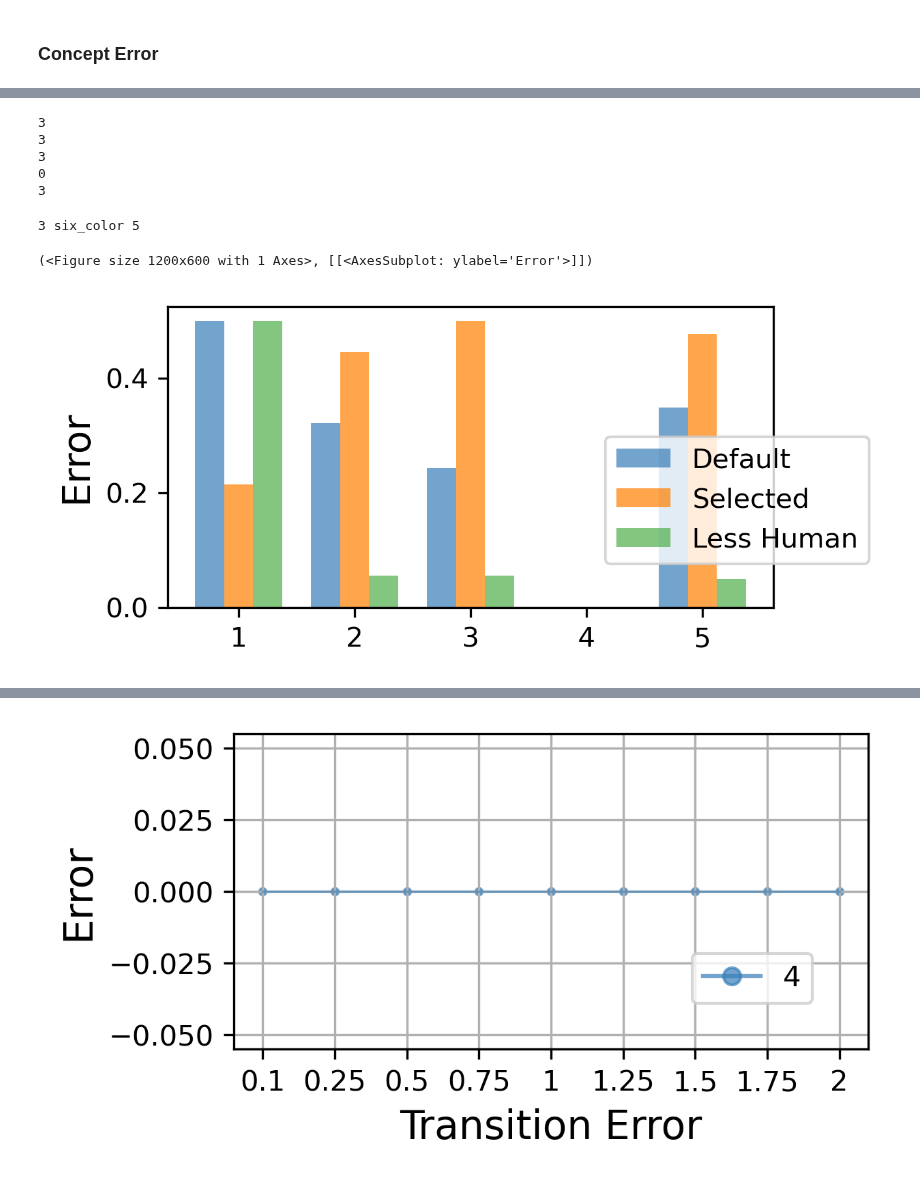
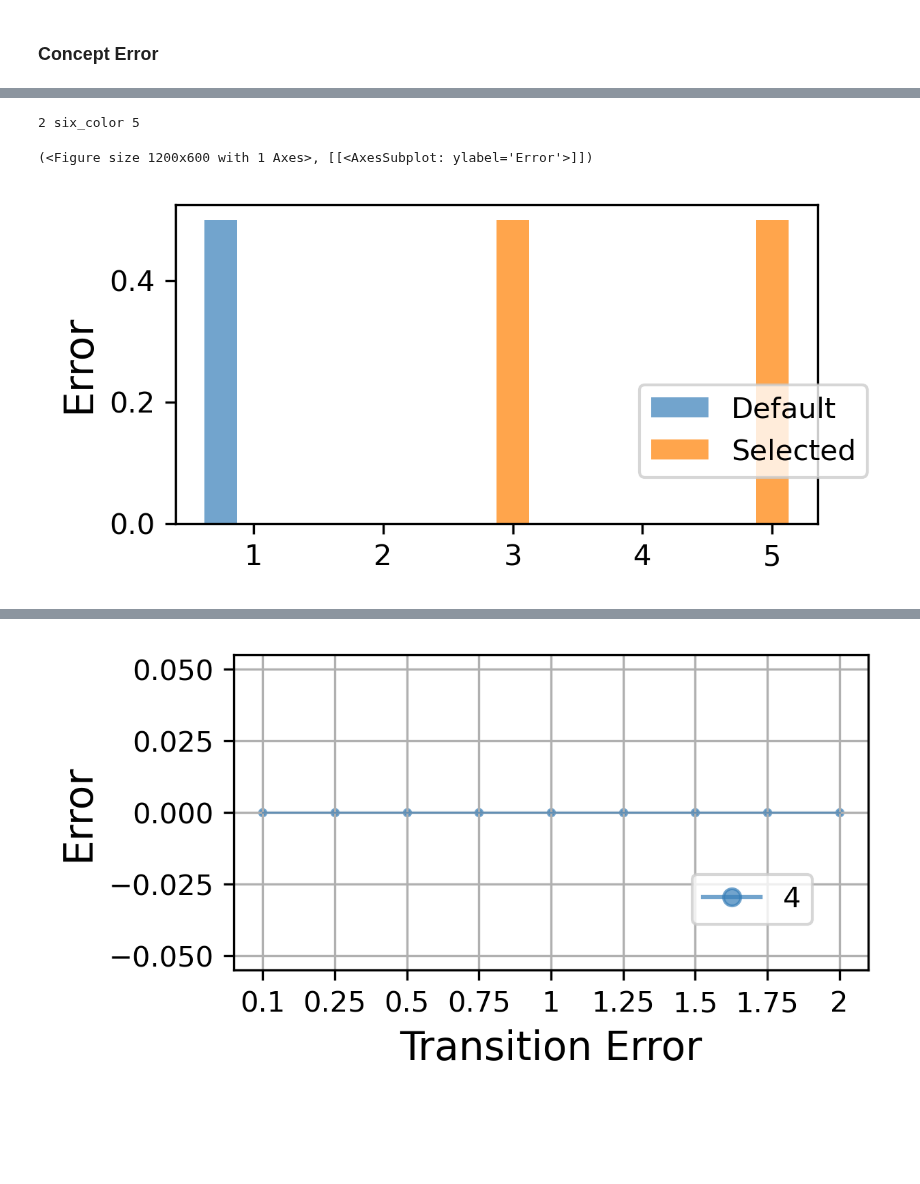
Before and after one commit to naveenr414/concept_decisions, a Jupyter notebook: scripts/notebooks/Plotting.ipynb, the cells around one changed output, grey strips where cells are left out. Saved outputs shown, nothing was run; the diff lists cells and outputs as text; code cells hidden in the pictures; blank space fills up the shorter version.

Commit message:
Got the main results

```diff
--- a/scripts/notebooks/Plotting.ipynb
+++ b/scripts/notebooks/Plotting.ipynb
@@ -144,7 +144,7 @@ fixed_accuracy = [0.1,0.25,0.5,0.75,0.9,0.99]
 performance_gap = []
 
 for n in environment_nodes:
-    baseline_params = {'environment_string': 'cycle', 'environment_nodes': n,'show_baseline': True, 'num_concepts_selected': 4}
+    baseline_params = {'environment_string': 'cycle', 'environment_nodes': n,'show_baseline': True, 'num_concepts_selected': 4, 'seed': 42}
     results = get_results_matching_parameters("synthetic","",baseline_params)
     baseline_values = np.mean([r['baseline']['values'][1] for r in results],axis=0)
 
@@ -156,11 +156,7 @@ for n in environment_nodes:
         baseline_params['cbm_accuracy_by_concept'] = [acc for i in range(n-1)]
         baseline_params['num_concepts_selected'] = 0
         results = get_results_matching_parameters("synthetic","",baseline_params)
-
         predicted_values = np.mean([r['uncertainty']['values'][1] for r in results],axis=0)
-        if acc == 0.1:
-            print(baseline_params)
-            print(results[0]['parameters'])
         diff = np.max(np.abs(predicted_values-baseline_values))
         all_values.append(diff)
     performance_gap.append(all_values)
@@ -205,7 +194,7 @@ fixed_accuracy = [0.1,0.25,0.5,0.75,0.9,0.99]
 performance_gap = []
 
 for n in environment_nodes:
-    baseline_params = {'environment_string': 'tree', 'environment_nodes': n,'show_baseline': True, 'num_concepts_selected': 4}
+    baseline_params = {'environment_string': 'tree', 'environment_nodes': n,'show_baseline': True, 'num_concepts_selected': 4, 'seed': 42, 'reward_error': 0, 'transition_error': 0, 'human_reliance_by_concept': None}
     results = get_results_matching_parameters("synthetic","",baseline_params)
     baseline_values = np.mean([r['baseline']['values'][1] for r in results],axis=0)
 
@@ -217,7 +206,6 @@ for n in environment_nodes:
         baseline_params['cbm_accuracy_by_concept'] = [acc for i in range(int(np.log2(n+1))+1)]
         baseline_params['num_concepts_selected'] = 0
         results = get_results_matching_parameters("synthetic","",baseline_params)
-
         predicted_values = np.mean([r['uncertainty']['values'][1] for r in results],axis=0)
         diff = np.max(np.abs(predicted_values-baseline_values))
         all_values.append(diff)
@@ -252,7 +240,7 @@ fig.savefig("../../results/figures/uncertainty_tree.pdf",dpi=300, bbox_inches='t
 # %%
 human_accuracy_by_concept = [0.9,0.9,0.9]
 human_reliance_by_concept = [0.75,0.75,0.75]
-baseline_params = {'environment_string': 'cycle', 'environment_nodes': 4,'show_baseline': True, 'num_concepts_selected': 4}
+baseline_params = {'environment_string': 'cycle', 'environment_nodes': 4,'show_baseline': True, 'num_concepts_selected': 4, 'seed': 42}
 results = get_results_matching_parameters("synthetic","",baseline_params)
 baseline_values = np.mean([r['baseline']['values'][1] for r in results],axis=0)
 baseline_params['show_baseline'] = False
@@ -298,7 +290,7 @@ create_legend(fig,ax,plot_dimensions,legend_format)
 # %%
 human_accuracy_by_concept = [0.9,0.9,0.9,0.9,0.9]
 human_reliance_by_concept = [0.75,0.75,0.75,0.75,0.75]
-baseline_params = {'environment_string': 'tree', 'environment_nodes': 15,'show_baseline': True, 'num_concepts_selected': 4}
+baseline_params = {'environment_string': 'tree', 'environment_nodes': 15,'show_baseline': True, 'num_concepts_selected': 4, 'seed': 42}
 results = get_results_matching_parameters("synthetic","",baseline_params)
 baseline_values = np.mean([r['baseline']['values'][1] for r in results],axis=0)
 baseline_params['show_baseline'] = False
@@ -311,7 +303,6 @@ for cbm_accuracy in [[0.5,1,1,1,1],[1,0.5,1,1,1],[1,1,0.5,1,1],[1,1,1,0.5,1],[1,
     baseline_params['num_concepts_selected'] = 0
     baseline_params['human_reliance_by_concept'] = [0.75,0.75,0.75,0.75,0.75]
     results = get_results_matching_parameters("synthetic","",baseline_params)
-    print(len(results))
     predicted_values = np.mean([r['uncertainty']['values'][1] for r in results],axis=0)
     diff = np.max(np.abs(predicted_values-baseline_values))
     use_offline_concepts.append(diff)
@@ -319,40 +310,26 @@ for cbm_accuracy in [[0.5,1,1,1,1],[1,0.5,1,1,1],[1,1,0.5,1,1],[1,1,1,0.5,1],[1,
     predicted_values = np.mean([r['uncertainty']['combined_value'] for r in results],axis=0)
     diff = np.max(np.abs(predicted_values-baseline_values))
     select_new_concepts.append(diff)
-
-for cbm_accuracy in [[0.25,1,1,1,1],[1,0.25,1,1,1],[1,1,0.25,1,1],[1,1,1,0.25,1],[1,1,1,1,0.25]]:
-    baseline_params['cbm_accuracy_by_concept'] = cbm_accuracy
-    baseline_params['human_reliance_by_concept'] = [0.1,0.1,0.1,0.1,0.1]
-    results = get_results_matching_parameters("synthetic","",baseline_params)
-    predicted_values = np.mean([r['uncertainty']['values'][1] for r in results],axis=0)
-    diff = np.max(np.abs(predicted_values-baseline_values))
-    less_human_reliance.append(diff)
-# %% [output]
-3
-3
-3
-0
-3
 # %%
 plot_dimensions = (1,1)
 x_labels = [[""]]
 y_labels = [["Error"]]
 sup_y_label = ""
 overall_format = {'figsize':(4,2),
     'style_size': style_size,
     'x_ticks': [[[[0.25,1.25,2.25,3.25,4.25],[1,2,3,4,5]]]],
     'has_grid': False,
 }
 
 fig,ax = create_axes(plot_dimensions,overall_format,x_labels=x_labels,y_labels=y_labels,sup_y_label=sup_y_label)
 
 bar_format = {'color_palette': 'six_color', 'linewidth': 10, 'style_size': style_size}
-y_values = np.array([use_offline_concepts,select_new_concepts,less_human_reliance]).T.flatten()
-plot_bar(ax[0][0],[1,2,3,1,2,3,1,2,3,1,2,3,1,2,3],y_values,[0 for i in range(len(y_values))], {1: 'Default',2: 'Selected',3:'Less Human'},bar_format)
+y_values = np.array([use_offline_concepts,select_new_concepts]).T.flatten()
+plot_bar(ax[0][0],[1,2,1,2,1,2,1,2,1,2],y_values,[0 for i in range(len(y_values))], {1: 'Default',2: 'Selected'},bar_format)
 
 legend_format = {'style_size': style_size,'type': 'is_local', 'loc': 'lower left', 'ncol': 1, 'bbox_to_anchor': (0.7,0.1),'fontsize': 14}
 create_legend(fig,ax,plot_dimensions,legend_format)
 # %% [output]
-3 six_color 5
+2 six_color 5
 (<Figure size 1200x600 with 1 Axes>, [[<AxesSubplot: ylabel='Error'>]])
-[figure, old version]
+[figure, new version]
```
Also changed, not shown: parts of 20 cells of this notebook, 2 other files.
